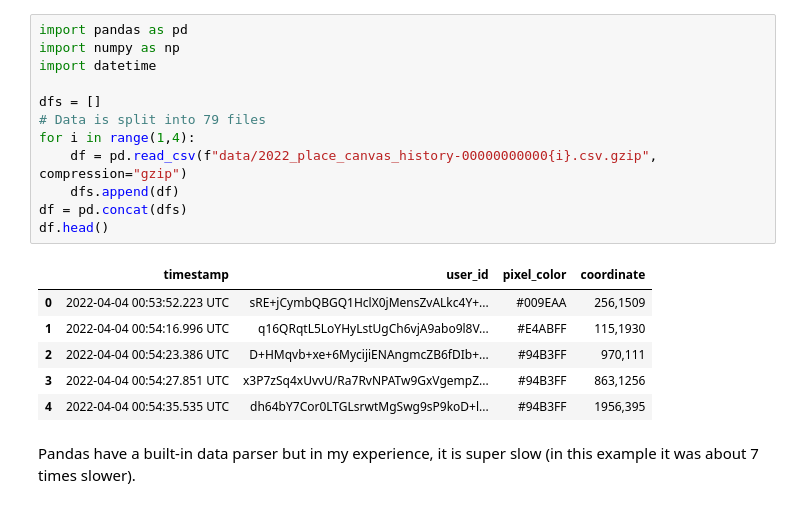
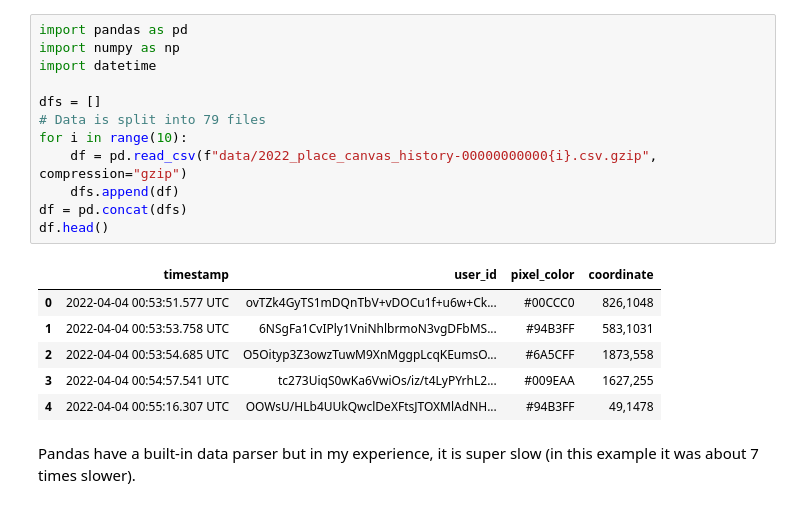
Before and after one commit to D-Mielewczyk/r-place-analysis, a Jupyter notebook: main.ipynb, the cells around one changed output. Cells and saved outputs as stored; diff of their text form.

```diff
--- a/main.ipynb
+++ b/main.ipynb
@@ -1,22 +1,22 @@
 # %%
 import pandas as pd
 import numpy as np
 import datetime
 
 dfs = []
 # Data is split into 79 files
-for i in range(1,4):
+for i in range(10):
     df = pd.read_csv(f"data/2022_place_canvas_history-00000000000{i}.csv.gzip", compression="gzip")
     dfs.append(df)
 df = pd.concat(dfs)
 df.head()
 # %% [output]
 |  | timestamp | user_id | pixel_color | coordinate |
-| 0 | 2022-04-04 00:53:52.223 UTC | sRE+jCymbQBGQ1HclX0jMensZvALkc4Y+... | #009EAA | 256,1509 |
-| 1 | 2022-04-04 00:54:16.996 UTC | q16QRqtL5LoYHyLstUgCh6vjA9abo9l8V... | #E4ABFF | 115,1930 |
-| 2 | 2022-04-04 00:54:23.386 UTC | D+HMqvb+xe+6MycijiENAngmcZB6fDIb+... | #94B3FF | 970,111 |
-| 3 | 2022-04-04 00:54:27.851 UTC | x3P7zSq4xUvvU/Ra7RvNPATw9GxVgempZ... | #94B3FF | 863,1256 |
-| 4 | 2022-04-04 00:54:35.535 UTC | dh64bY7Cor0LTGLsrwtMgSwg9sP9koD+l... | #94B3FF | 1956,395 |
+| 0 | 2022-04-04 00:53:51.577 UTC | ovTZk4GyTS1mDQnTbV+vDOCu1f+u6w+Ck... | #00CCC0 | 826,1048 |
+| 1 | 2022-04-04 00:53:53.758 UTC | 6NSgFa1CvIPly1VniNhlbrmoN3vgDFbMS... | #94B3FF | 583,1031 |
+| 2 | 2022-04-04 00:53:54.685 UTC | O5Oityp3Z3owzTuwM9XnMggpLcqKEumsO... | #6A5CFF | 1873,558 |
+| 3 | 2022-04-04 00:54:57.541 UTC | tc273UiqS0wKa6VwiOs/iz/t4LyPYrhL2... | #009EAA | 1627,255 |
+| 4 | 2022-04-04 00:55:16.307 UTC | OOWsU/HLb4UUkQwclDeXFtsJTOXMlAdNH... | #94B3FF | 49,1478 |
 # %% [markdown]
 Pandas have a built-in data parser but in my experience, it is super slow (in this example it was about 7 times slower).
 # %%
```
Also changed, not shown: parts of 8 cells of this notebook, 5 other files.
